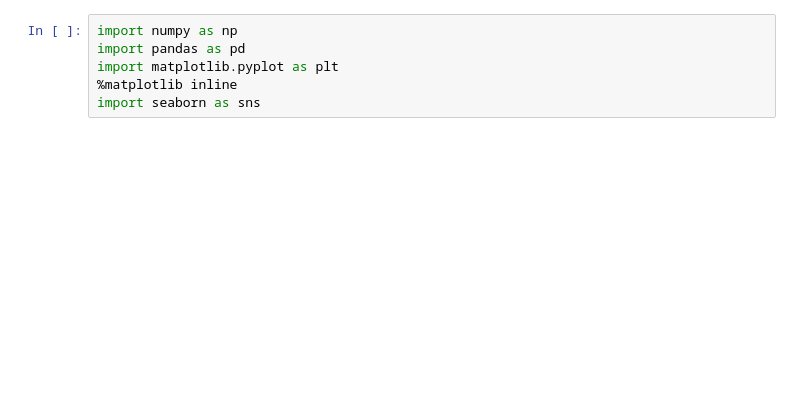
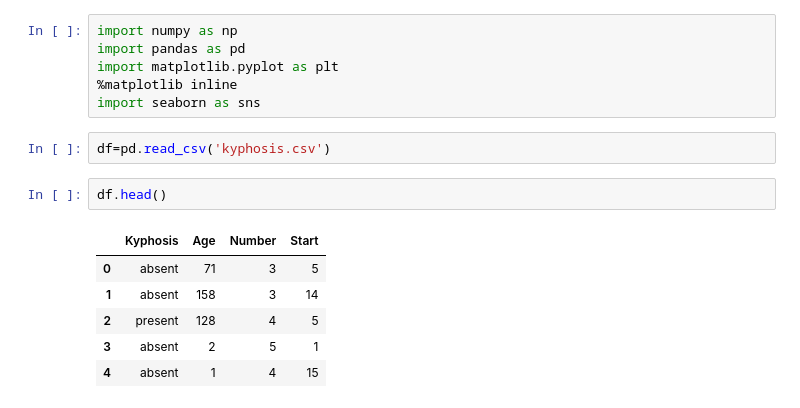
Before and after one commit to SuhasPalani/Python_Data, a Jupyter notebook: tree/random_forest.ipynb, the cells around one changed output. Saved outputs shown, nothing was run; the diff lists cells and outputs as text; blank space fills up the shorter version.

```diff
--- a/tree/random_forest.ipynb
+++ b/tree/random_forest.ipynb
@@ -8,3 +8,14 @@ import pandas as pd
 import matplotlib.pyplot as plt
 %matplotlib inline
 import seaborn as sns
+# %%
+df=pd.read_csv('kyphosis.csv')
+# %%
+df.head()
+# %% [output]
+|  | Kyphosis | Age | Number | Start |
+| 0 | absent | 71 | 3 | 5 |
+| 1 | absent | 158 | 3 | 14 |
+| 2 | present | 128 | 4 | 5 |
+| 3 | absent | 2 | 5 | 1 |
+| 4 | absent | 1 | 4 | 15 |
```
Also changed, not shown: parts of 17 cells of this notebook.
